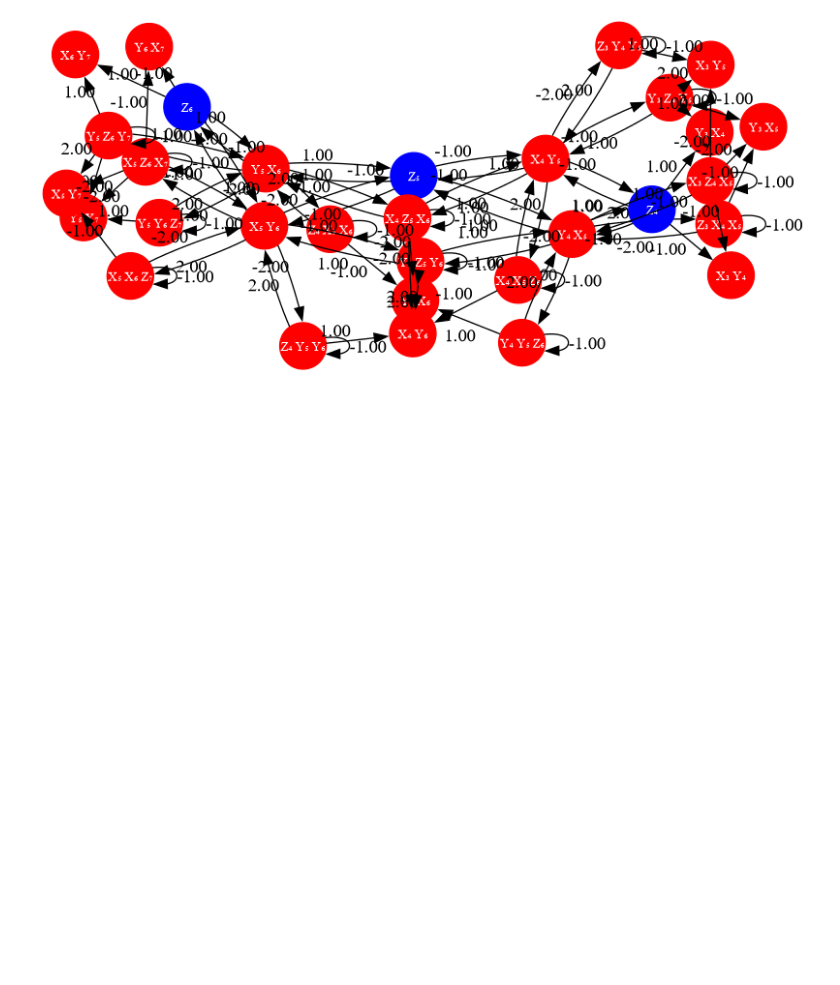
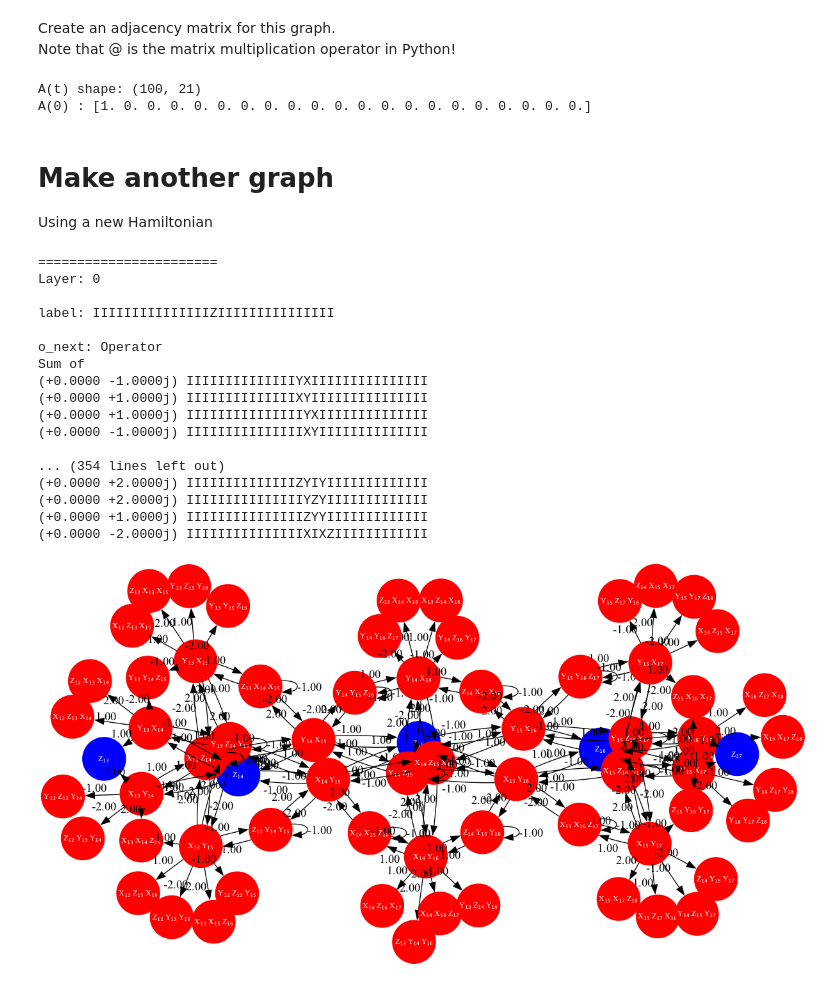
Before and after one commit to MasonBates/qeg-liouvillian, a Jupyter notebook: pauli_arr_testing.ipynb, the cells around one changed output. Cells and saved outputs as stored; diff of their text form; code cells hidden in the pictures; blank space fills up the shorter version.

```diff
--- a/pauli_arr_testing.ipynb
+++ b/pauli_arr_testing.ipynb
@@ -316,0 +412,3 @@ def solve_chain_time_series(chain_mat, A0, times, max_step=.01):
+# %% [markdown]
+Create an adjacency matrix for this graph.
+Note that @ is the matrix multiplication operator in Python!
@@ -317,2 +439,23 @@ def solve_chain_time_series(chain_mat, A0, times, max_step=.01):
+# %%
+chain_mat = rx.adjacency_matrix(graph, weight_fn= lambda x: x).T        # Create the Liouville graph's associated adjacency matrix; easy for rustworks to do
+
+# Example usage with the notebook's variables:
+n = chain_mat.shape[0]      # rows of the adjacency matrix
+A0 = np.zeros(n)            # Just create
+A0[0] = 1.0                 # set initial occupancy on the root node (root_idx exists in the notebook)
+
+times = np.linspace(0.0, 10.0, 100)  # adjust as needed
+
+A_t = solve_chain_time_series(chain_mat, A0, times, max_step=0.001)
+
+# print a small summary
+print("A(t) shape:", A_t.shape)
+print("A(0) :", A_t[0])     # confirms that A_t[0] == A0 as we wanted
+# %% [output]
+A(t) shape: (100, 21)
+A(0) : [1. 0. 0. 0. 0. 0. 0. 0. 0. 0. 0. 0. 0. 0. 0. 0. 0. 0. 0. 0. 0.]
+# %% [markdown]
+# Make another graph
+Using a new Hamiltonian
 # %%
 seed_str = 'Z'
@@ -321,11 +464,25 @@ padded_seed = 'I'*pad_width + seed_str + 'I'*pad_width
 ham = generate_dipole_hamiltonian(len(padded_seed))
 root_idx = 0  # since seed is the first node added
 # %%
-#graph_2, label_map_2 = generate_louivillian_graph(padded_seed, ham, depth=10, corr_cutoff=10, max_nodes=100000, directed=True)
-graph_2, label_map_2 = generate_louivillian_graph(padded_seed, ham, depth=3, corr_cutoff=3, max_nodes=100000, directed=True)
-#graphviz_draw(graph_2, node_attr_fn=node_attr, edge_attr_fn=edge_attr, method='sfdp')
+graph_2, label_map_2 = generate_louivillian_graph(padded_seed, ham, depth=4, corr_cutoff=3, max_nodes=100000, directed=True)
+graphviz_draw(graph_2, node_attr_fn=node_attr, edge_attr_fn=edge_attr, method='sfdp')
+# %% [output]
+=======================
+Layer: 0
+
+label: IIIIIIIIIIIIIIIZIIIIIIIIIIIIIII
+
+o_next: Operator
+Sum of
+(+0.0000 -1.0000j) IIIIIIIIIIIIIIYXIIIIIIIIIIIIIII
+(+0.0000 +1.0000j) IIIIIIIIIIIIIIXYIIIIIIIIIIIIIII
+(+0.0000 +1.0000j) IIIIIIIIIIIIIIIYXIIIIIIIIIIIIII
+(+0.0000 -1.0000j) IIIIIIIIIIIIIIIXYIIIIIIIIIIIIII
+
+... (354 lines left out)
+(+0.0000 +2.0000j) IIIIIIIIIIIIIIZYIYIIIIIIIIIIIII
+(+0.0000 +2.0000j) IIIIIIIIIIIIIIIYZYIIIIIIIIIIIII
+(+0.0000 +1.0000j) IIIIIIIIIIIIIIIZYYIIIIIIIIIIIII
+(+0.0000 -2.0000j) IIIIIIIIIIIIIIIXIXZIIIIIIIIIIII
+[figure, added]
-# %%
-graphviz_draw(graph_2, node_attr_fn=node_attr, edge_attr_fn=edge_attr, method='sfdp')
-# %% [output]
-[figure, removed]
 # %%
```
Also changed, not shown: parts of 53 cells of this notebook.
